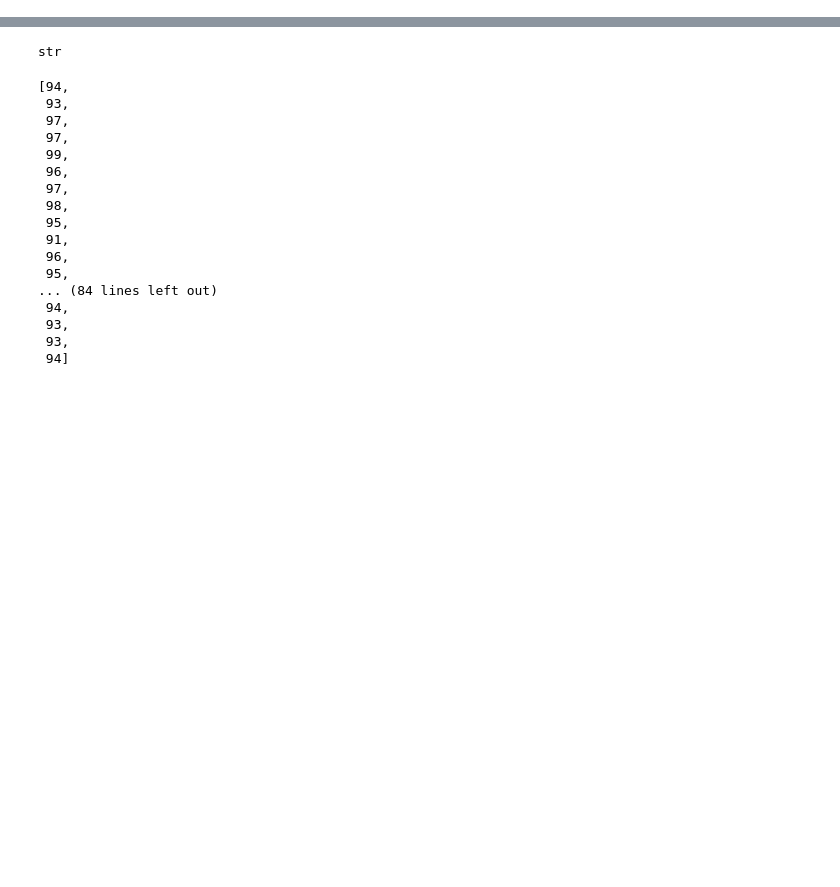
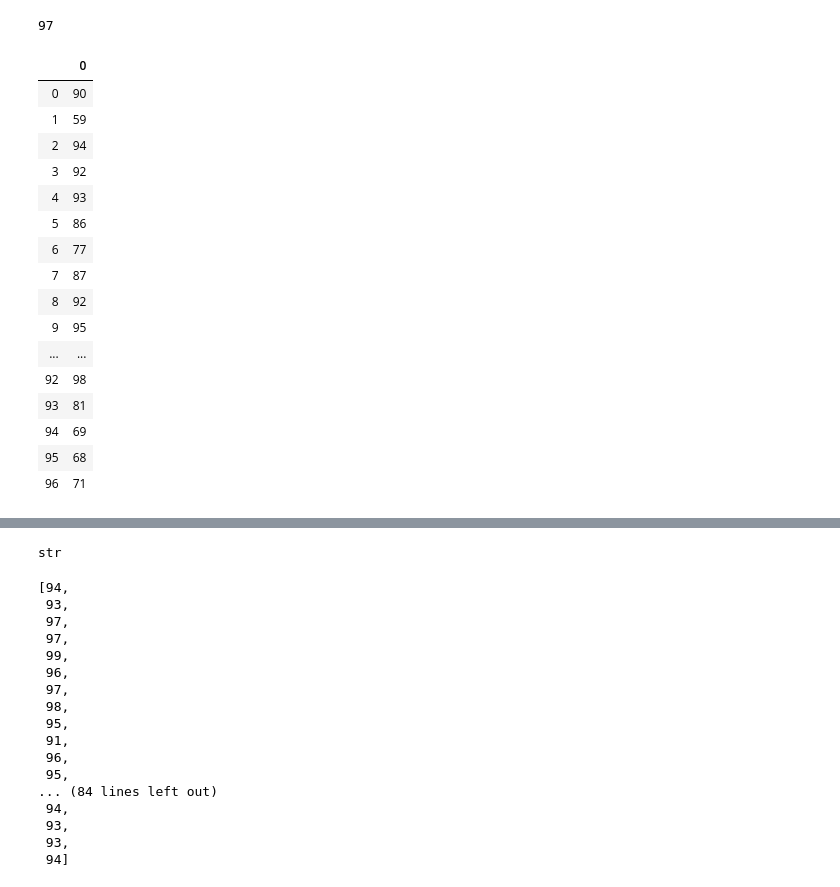
Before and after one commit to bphall/omar_brayton2, a Jupyter notebook: movie_analysis_notebook_csv_size.ipynb, the cells around one changed output, grey strips where cells are left out. Cells and saved outputs as stored; diff of their text form; code cells hidden in the pictures; blank space fills up the shorter version.

```diff
--- a/movie_analysis_notebook_csv_size.ipynb
+++ b/movie_analysis_notebook_csv_size.ipynb
@@ -15,0 +7,24 @@ credits.cast[0].strip('][')
+# %%
+def get_aud_rating(url):
+    html_page = requests.get(f'https://www.rottentomatoes.com{url}')
+    soup = BeautifulSoup(html_page.content, 'html.parser')
+    return int(soup.findAll('span', class_="mop-ratings-wrap__percentage")[1].text.strip()[:-1]) #audience rating
+# %%
+def strip_audience_ratings(year):
+    html_page = requests.get(f'https://www.rottentomatoes.com/top/bestofrt/?year={year}')
+    soup = BeautifulSoup(html_page.content, 'html.parser')
+    table = soup.find('table', class_='table')
+    table_rows = table.findAll('tr')
+
+    urls = []
+    for i in table_rows[1:]:
+        urls.append(i.find('a')['href'])
+
+    ratings = []
+    for url in urls:
+        try:
+            ratings.append(get_aud_rating(url))
+        except:
+            ratings.append('Nan')
+
+    return ratings
@@ -15,0 +54,2 @@ credits.cast[0].strip('][')
+# %%
+aud_rating_2019 = strip_audience_ratings(2019)
@@ -15,0 +69,24 @@ credits.cast[0].strip('][')
+# %%
+aud_rating_2019
+# %% [output]
+97
+# %%
+pd.DataFrame([aud_rating_2019]).transpose()
+# %% [output]
+|  | 0 |
+| 0 | 90 |
+| 1 | 59 |
+| 2 | 94 |
+| 3 | 92 |
+| 4 | 93 |
+| 5 | 86 |
+| 6 | 77 |
+| 7 | 87 |
+| 8 | 92 |
+| 9 | 95 |
+| ... | ... |
+| 92 | 98 |
+| 93 | 81 |
+| 94 | 69 |
+| 95 | 68 |
+| 96 | 71 |
```
Also changed, not shown: parts of 33 cells of this notebook.
